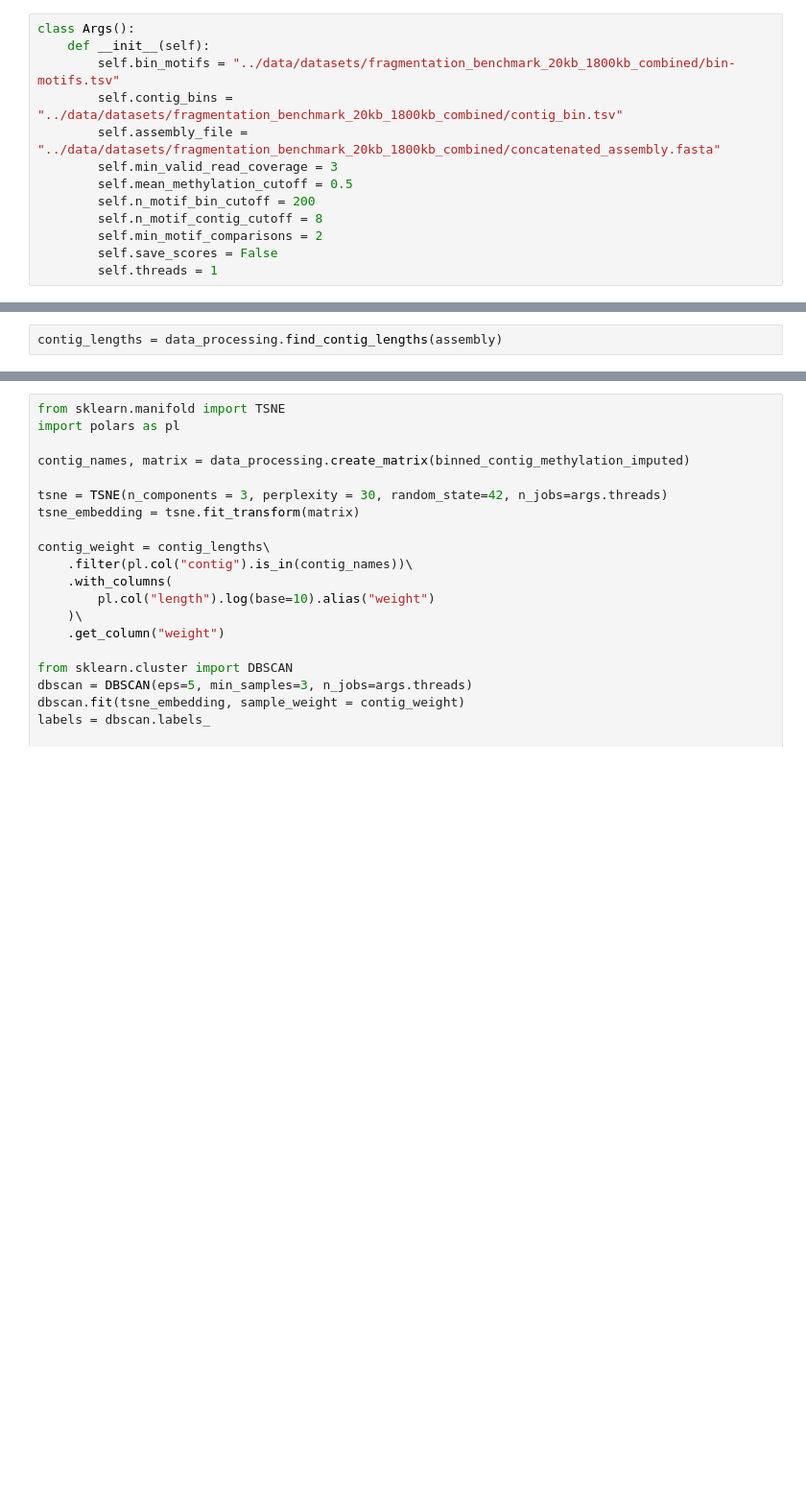
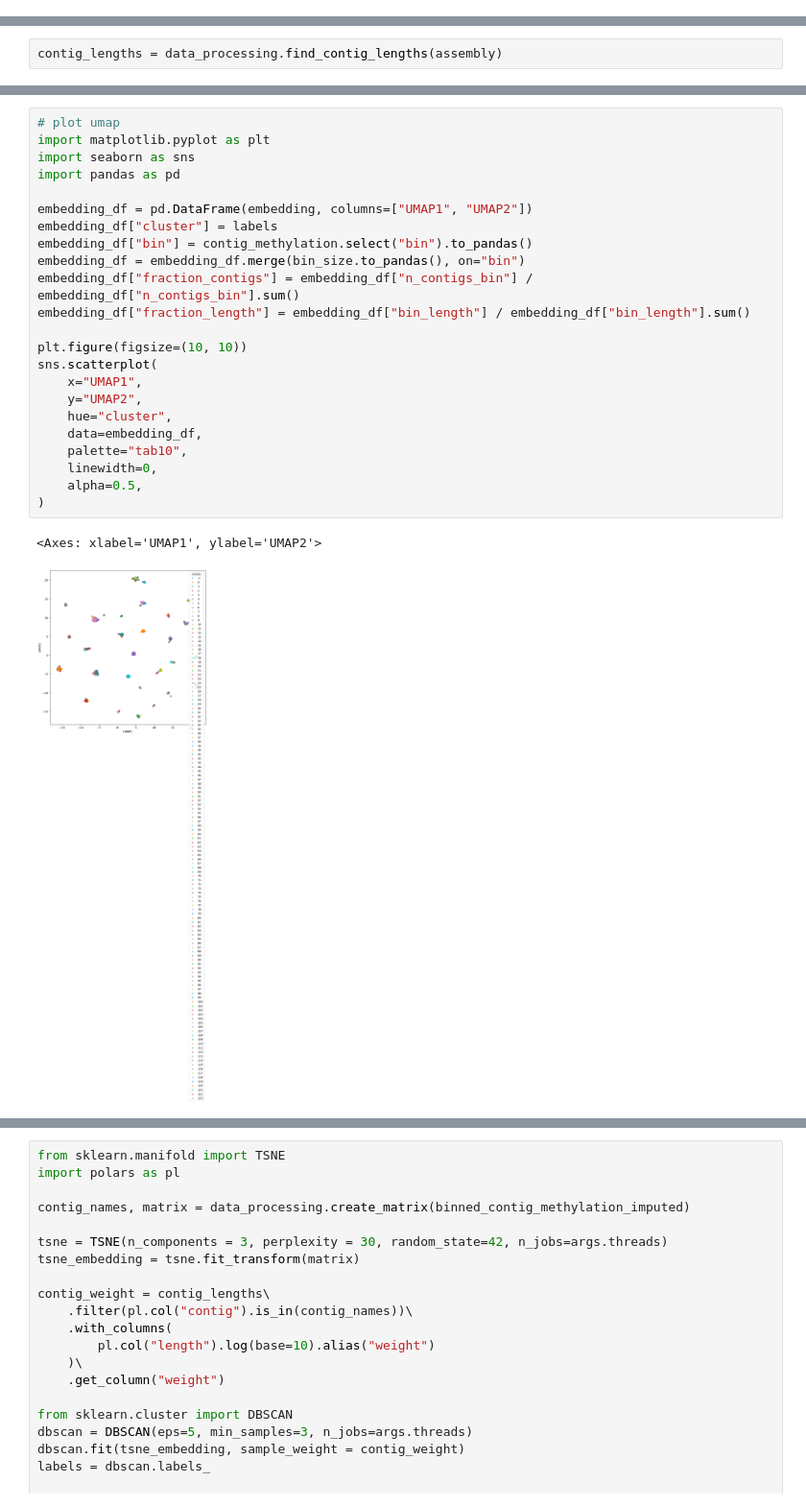
Before and after one commit to SebastianDall/nanomotif-binnary-benchmark, a Jupyter notebook: reports/detect_contamination_cluster.ipynb, the cells around one changed output, grey strips where cells are left out. Shown at 96% size. Cells and saved outputs as stored; diff of their text form; blank space fills up the shorter version.

```diff
--- a/reports/detect_contamination_cluster.ipynb
+++ b/reports/detect_contamination_cluster.ipynb
@@ -1,16 +1,3 @@
 # %%
 import polars as pl
 from nanomotif.binnary import data_processing
-# %%
-class Args():
-    def __init__(self):
-        self.bin_motifs = "../data/datasets/fragmentation_benchmark_20kb_1800kb_combined/bin-motifs.tsv"
-        self.contig_bins = "../data/datasets/fragmentation_benchmark_20kb_1800kb_combined/contig_bin.tsv"
-        self.assembly_file = "../data/datasets/fragmentation_benchmark_20kb_1800kb_combined/concatenated_assembly.fasta"
-        self.min_valid_read_coverage = 3
-        self.mean_methylation_cutoff = 0.5
-        self.n_motif_bin_cutoff = 200
-        self.n_motif_contig_cutoff = 8
-        self.min_motif_comparisons = 2
-        self.save_scores = False
-        self.threads = 1
@@ -40,2 +944,28 @@ binned_contig_methylation_imputed = data_processing.impute_contig_methylation_wi
+# %%
+# plot umap
+import matplotlib.pyplot as plt
+import seaborn as sns
+import pandas as pd
+
+embedding_df = pd.DataFrame(embedding, columns=["UMAP1", "UMAP2"])
+embedding_df["cluster"] = labels
+embedding_df["bin"] = contig_methylation.select("bin").to_pandas()
+embedding_df = embedding_df.merge(bin_size.to_pandas(), on="bin")
+embedding_df["fraction_contigs"] = embedding_df["n_contigs_bin"] / embedding_df["n_contigs_bin"].sum()
+embedding_df["fraction_length"] = embedding_df["bin_length"] / embedding_df["bin_length"].sum()
+
+plt.figure(figsize=(10, 10))
+sns.scatterplot(
+    x="UMAP1",
+    y="UMAP2",
+    hue="cluster",
+    data=embedding_df,
+    palette="tab10",
+    linewidth=0,
+    alpha=0.5,
+)
+# %% [output]
+<Axes: xlabel='UMAP1', ylabel='UMAP2'>
+[figure, added]
 # %%
 import hdbscan
```
Also changed, not shown: parts of 27 cells of this notebook.
